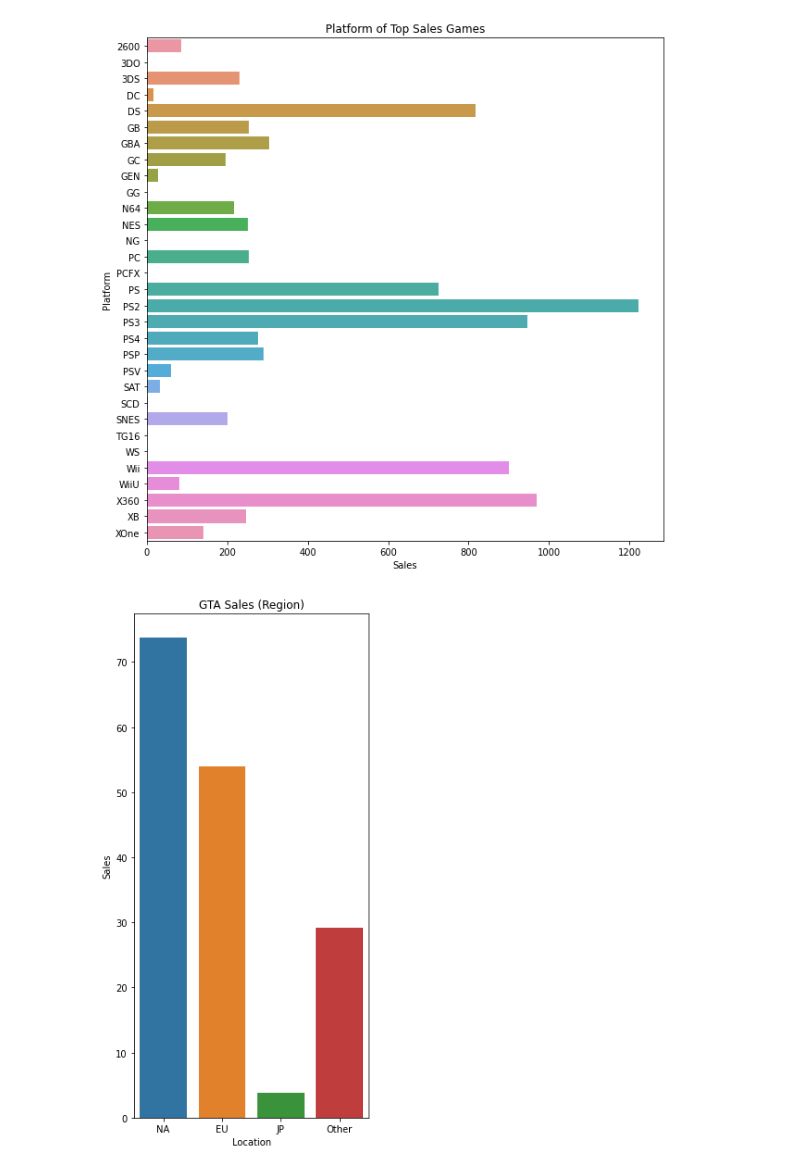
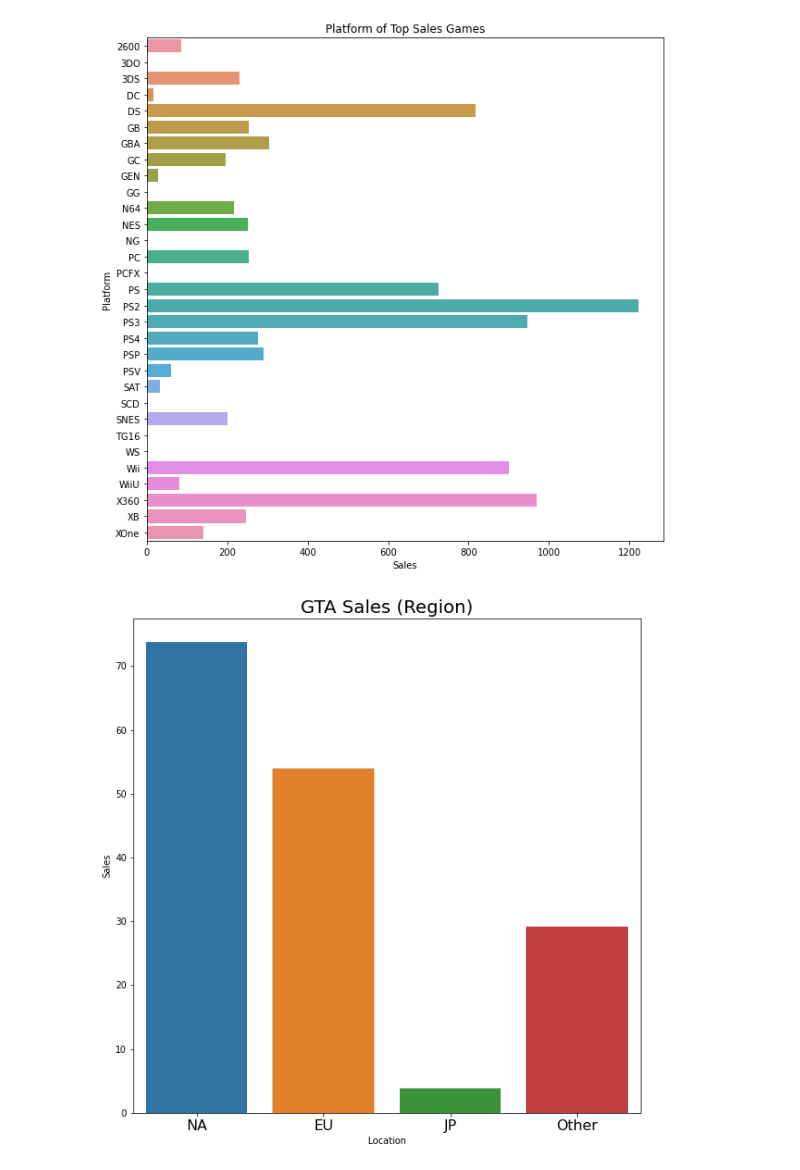
Before and after one commit to ysooch0819/Codestates-AIB-projects, a Jupyter notebook: ai16_section1_project_윤수창.ipynb, the cells around one changed output. Drawn from its saved outputs; the diff is of its cells as text; code cells hidden in the pictures.

```diff
--- a/ai16_section1_project_윤수창.ipynb
+++ b/ai16_section1_project_윤수창.ipynb
@@ -420,25 +431,26 @@ plt.show();
 # %%
 
 # GTA의 지역별 출고량을 알아보자.
 df_action_gta = df1[df1.Genre=='Action'].loc[(df1[df1.Genre=='Action'].Name.str.contains('Grand Theft Auto'))].reset_index(drop = True)
 
 plt.figure(figsize=(10,10))
 locate_NA = df_action_gta['NA_Sales'].sum()
 locate_EU = df_action_gta['EU_Sales'].sum()
 locate_JP = df_action_gta['JP_Sales'].sum()
 locate_Other = df_action_gta['Other_Sales'].sum()
 locate_gta = pd.DataFrame({'locate':['NA','EU','JP','Other'],'Sales':[locate_NA, locate_EU,locate_JP,locate_Other]})
 
 locate_barplot = sns.barplot(x='locate', y='Sales',data=locate_gta)
 Sales = locate_gta['Sales'].values
 
-plt.title('GTA Sales (Region)')
+plt.title('GTA Sales (Region)', fontsize=20)
 plt.xlabel('Location')
+plt.xticks(fontsize = 16)
 plt.ylabel('Sales')
 
 plt.show();
 # %% [output]
-[figure, old version]
+[figure, new version]
 # %%
 # GTA의 플랫폼별 출고량 비교
 
```
Also changed, not shown: parts of 9 cells of this notebook.
